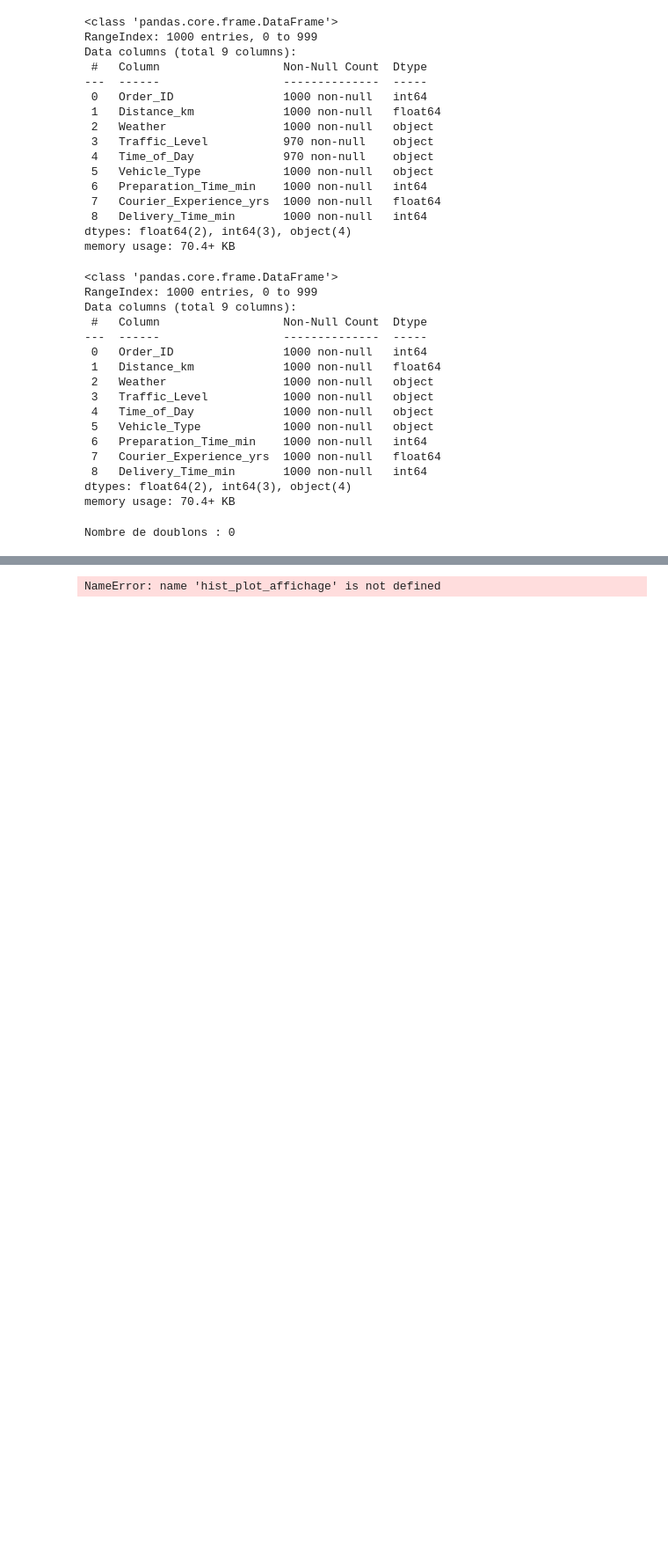
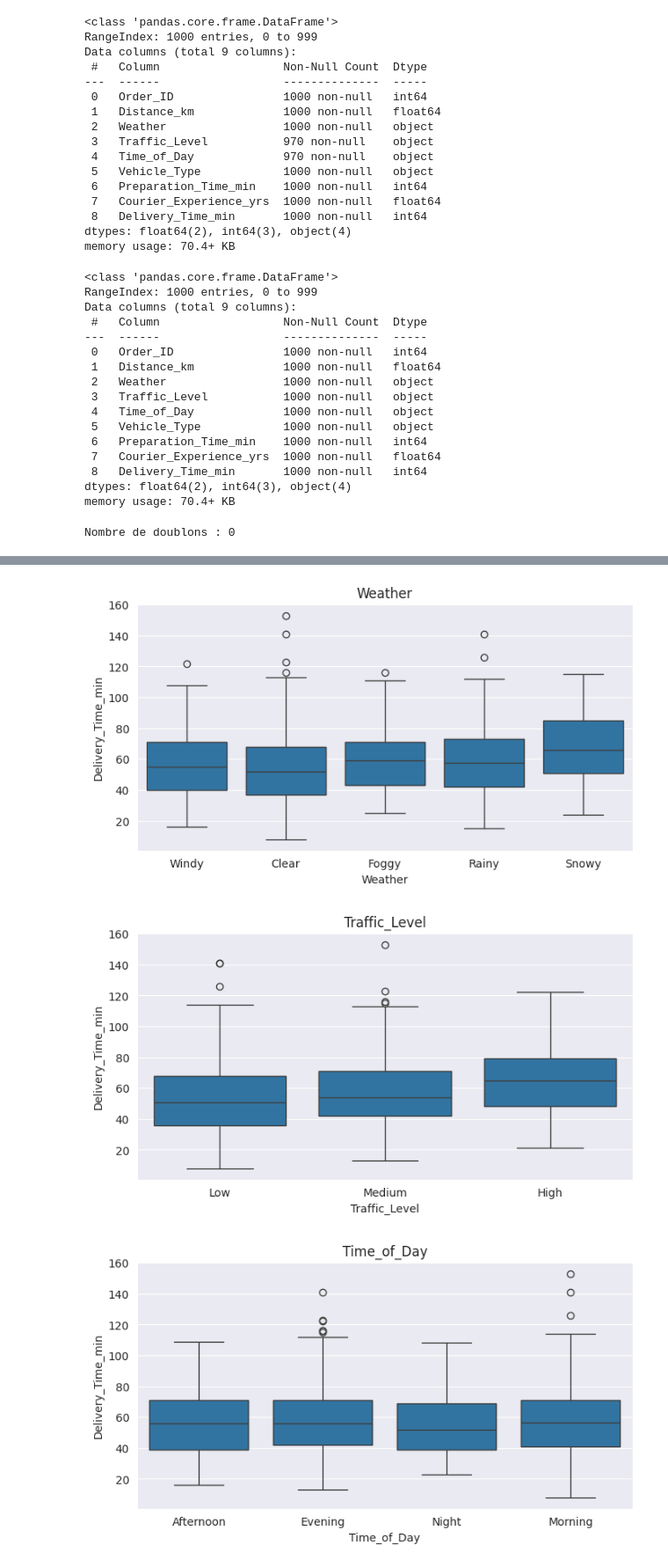
Before and after one commit to manalfarouq/Prediction-du-Temps-de-Livraison, a Jupyter notebook: notebooks/main.ipynb, the cells around one changed output, grey strips where cells are left out. Shown at 88% size. Cells and saved outputs as stored; diff of their text form; code cells hidden in the pictures; blank space fills up the shorter version.

Commit message:
ajout de la fct  boxplot

```diff
--- a/notebooks/main.ipynb
+++ b/notebooks/main.ipynb
@@ -129,10 +131,11 @@ for col in categorical_columns:
 # %%
 # Colonnes numeriques
 numeric_columns = df.select_dtypes(include=['int64', 'float64']).columns.tolist()
 
-
-# Affichage des histplot
-for col in numeric_columns:
-    hist_plot_affichage(df, col)
+# Visualisation par boxplots
+for col in categorical_columns:
+    box_plot_affichage(df, col)
 # %% [output]
-NameError: name 'hist_plot_affichage' is not defined
+[figure, added]
+[figure, added]
+[figure, added]
```
Also changed, not shown: parts of 6 cells of this notebook, 1 other file.
